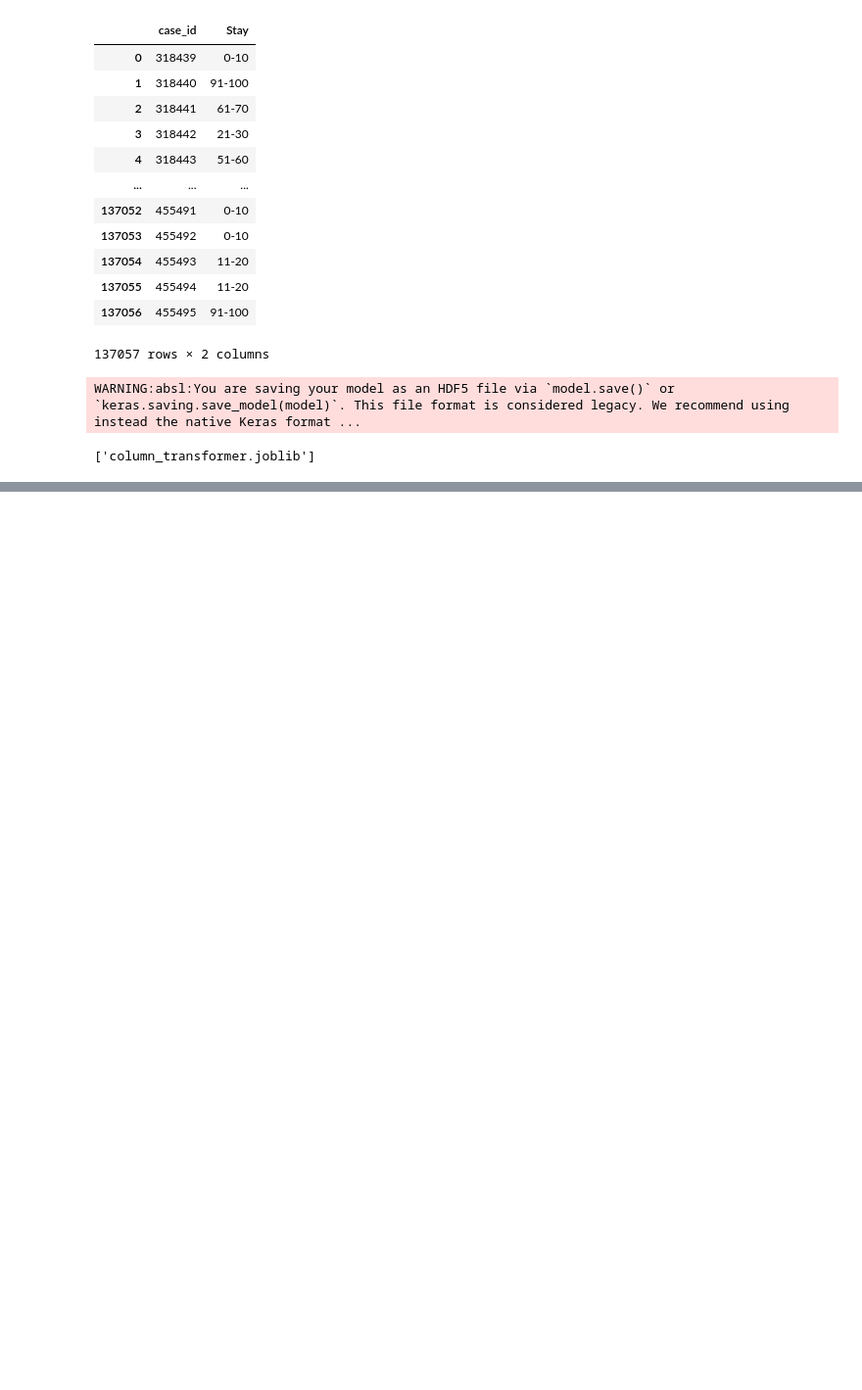
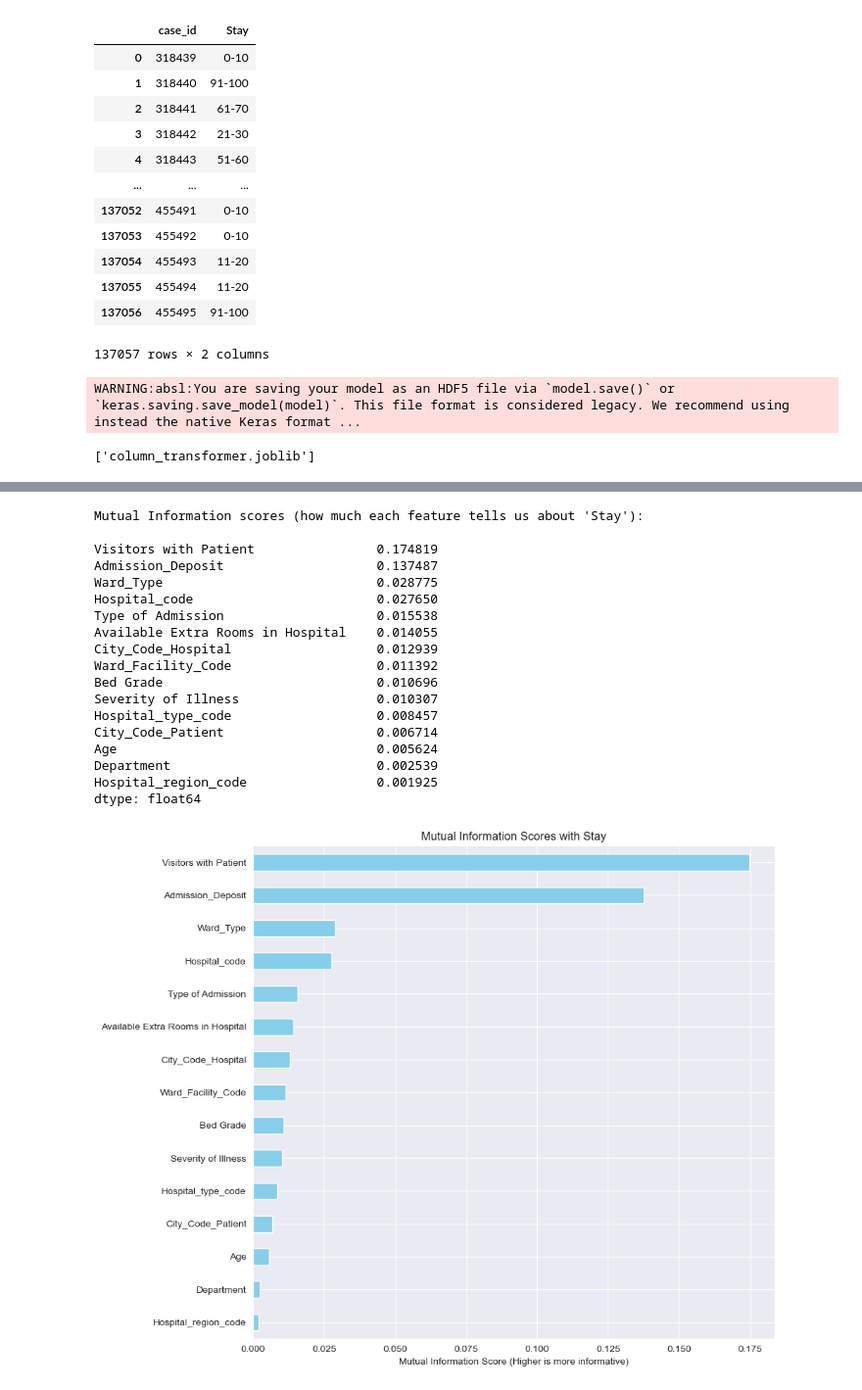
Before and after one commit to MarkMerk/Healthcare, a Jupyter notebook: av-healthcare-analytics-ii-tensorflow.ipynb, the cells around one changed output, grey strips where cells are left out. Shown at 98% size. Drawn from its saved outputs; the diff is of its cells as text; code cells hidden in the pictures; blank space fills up the shorter version.

```diff
--- a/Examples/MLP/av-healthcare-analytics-ii-tensorflow.ipynb
+++ b/av-healthcare-analytics-ii-tensorflow.ipynb
@@ -993,0 +1033,69 @@ joblib.dump(ct, 'column_transformer.joblib')
+# %%
+import pandas as pd
+import matplotlib.pyplot as plt
+from sklearn.preprocessing import LabelEncoder
+from sklearn.feature_selection import mutual_info_classif
+import warnings
+import numpy as np
+
+
+# Encode all categorical (object) columns to numeric
+df_encoded = df.copy()
+
+for col in df_encoded.columns:
+    if df_encoded[col].dtype == 'object':
+        le = LabelEncoder()
+        df_encoded[col] = le.fit_transform(df_encoded[col])
+
+# Handle NaNs in Bed Grade and City_Code_Patient (filling with median)
+df_encoded['Bed Grade'] = df_encoded['Bed Grade'].fillna(df_encoded['Bed Grade'].median())
+df_encoded['City_Code_Patient'] = df_encoded['City_Code_Patient'].fillna(df_encoded['City_Code_Patient'].median())
+
+# --- Mutual Information Calculation ---
+
+# Separate features (X) and target (y)
+# Drop unique identifiers that are not predictive
+X = df_encoded.drop(columns=['Stay', 'case_id', 'patientid'])
+y = df_encoded['Stay'] # The target variable
+
+# Calculate mutual information scores
+# discrete_features=True is suitable here as we are treating the label-encoded
+# categorical and ordinal variables as discrete
+mi_scores = mutual_info_classif(X, y, discrete_features=True, random_state=42)
+
+# Create a Series for easy viewing and sorting
+mi_series = pd.Series(mi_scores, index=X.columns)
+mi_series_sorted = mi_series.sort_values(ascending=False)
+
+print("Mutual Information scores (how much each feature tells us about 'Stay'):\n")
+print(mi_series_sorted)
+
+# --- Visualization ---
+
+plt.figure(figsize=(10, 8))
+mi_series_sorted.plot(kind='barh', title='Mutual Information Scores with Stay', color='skyblue')
+plt.xlabel('Mutual Information Score (Higher is more informative)')
+plt.gca().invert_yaxis() # Put the highest score at the top
+plt.tight_layout()
+plt.savefig("mutual_information_scores_final.png")
+plt.show()
+# %% [output]
+Mutual Information scores (how much each feature tells us about 'Stay'):
+
+Visitors with Patient                0.174819
+Admission_Deposit                    0.137487
+Ward_Type                            0.028775
+Hospital_code                        0.027650
+Type of Admission                    0.015538
+Available Extra Rooms in Hospital    0.014055
+City_Code_Hospital                   0.012939
+Ward_Facility_Code                   0.011392
+Bed Grade                            0.010696
+Severity of Illness                  0.010307
+Hospital_type_code                   0.008457
+City_Code_Patient                    0.006714
+Age                                  0.005624
+Department                           0.002539
+Hospital_region_code                 0.001925
+dtype: float64
+[figure, added]
```
Also changed, not shown: parts of 2 cells of this notebook, 15 other files.
